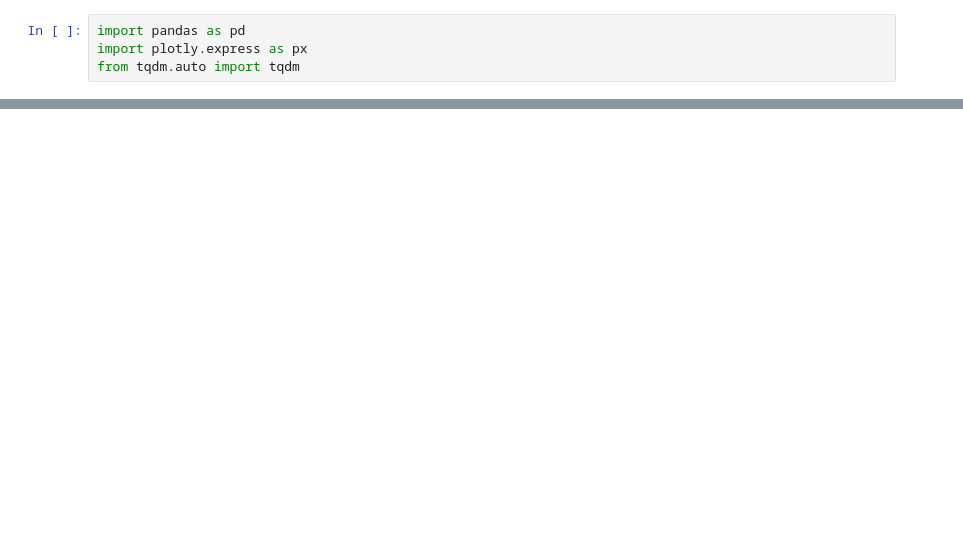
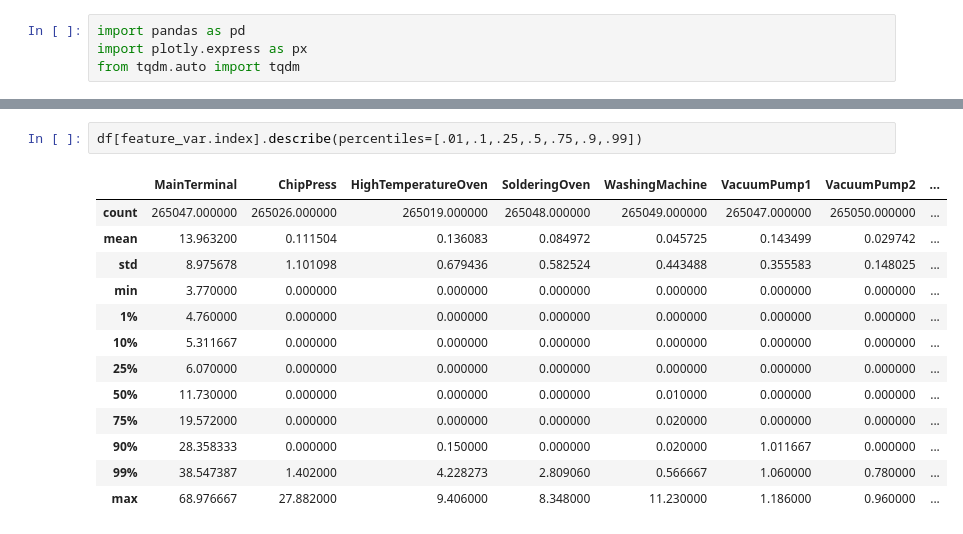
Before and after one commit to ptyshevs/nilm, a Jupyter notebook: hipe_data_exploration.ipynb, the cells around one changed output, grey strips where cells are left out. Cells and saved outputs as stored; diff of their text form; blank space fills up the shorter version.

```diff
--- a/hipe_data_exploration.ipynb
+++ b/hipe_data_exploration.ipynb
@@ -28,0 +72,16 @@ memory usage: 43.0 MB
+# %%
+df[feature_var.index].describe(percentiles=[.01,.1,.25,.5,.75,.9,.99])
+# %% [output]
+|  | MainTerminal | ChipPress | HighTemperatureOven | SolderingOven | WashingMachine | VacuumPump1 | VacuumPump2 | ... |
+| count | 265047.000000 | 265026.000000 | 265019.000000 | 265048.000000 | 265049.000000 | 265047.000000 | 265050.000000 | ... |
+| mean | 13.963200 | 0.111504 | 0.136083 | 0.084972 | 0.045725 | 0.143499 | 0.029742 | ... |
+| std | 8.975678 | 1.101098 | 0.679436 | 0.582524 | 0.443488 | 0.355583 | 0.148025 | ... |
+| min | 3.770000 | 0.000000 | 0.000000 | 0.000000 | 0.000000 | 0.000000 | 0.000000 | ... |
+| 1% | 4.760000 | 0.000000 | 0.000000 | 0.000000 | 0.000000 | 0.000000 | 0.000000 | ... |
+| 10% | 5.311667 | 0.000000 | 0.000000 | 0.000000 | 0.000000 | 0.000000 | 0.000000 | ... |
+| 25% | 6.070000 | 0.000000 | 0.000000 | 0.000000 | 0.000000 | 0.000000 | 0.000000 | ... |
+| 50% | 11.730000 | 0.000000 | 0.000000 | 0.000000 | 0.010000 | 0.000000 | 0.000000 | ... |
+| 75% | 19.572000 | 0.000000 | 0.000000 | 0.000000 | 0.020000 | 0.000000 | 0.000000 | ... |
+| 90% | 28.358333 | 0.000000 | 0.150000 | 0.000000 | 0.020000 | 1.011667 | 0.000000 | ... |
+| 99% | 38.547387 | 1.402000 | 4.228273 | 2.809060 | 0.566667 | 1.060000 | 0.780000 | ... |
+| max | 68.976667 | 27.882000 | 9.406000 | 8.348000 | 11.230000 | 1.186000 | 0.960000 | ... |
```
Also changed, not shown: parts of 10 cells of this notebook, 1 other file.
